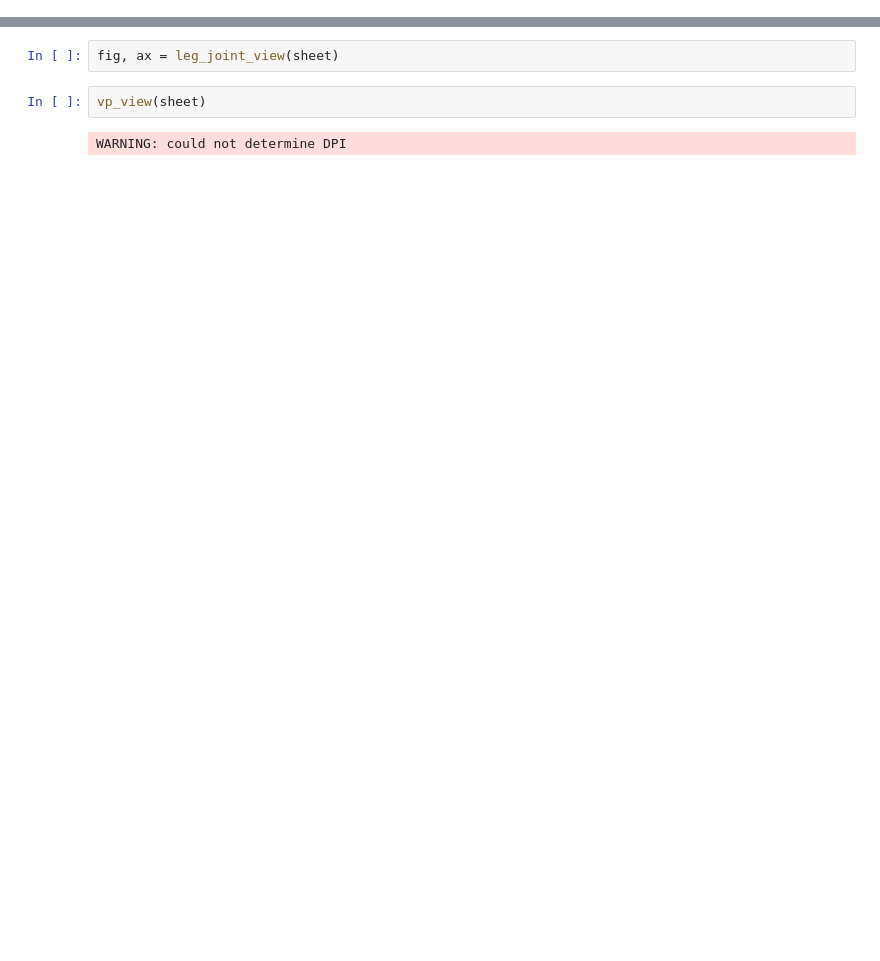
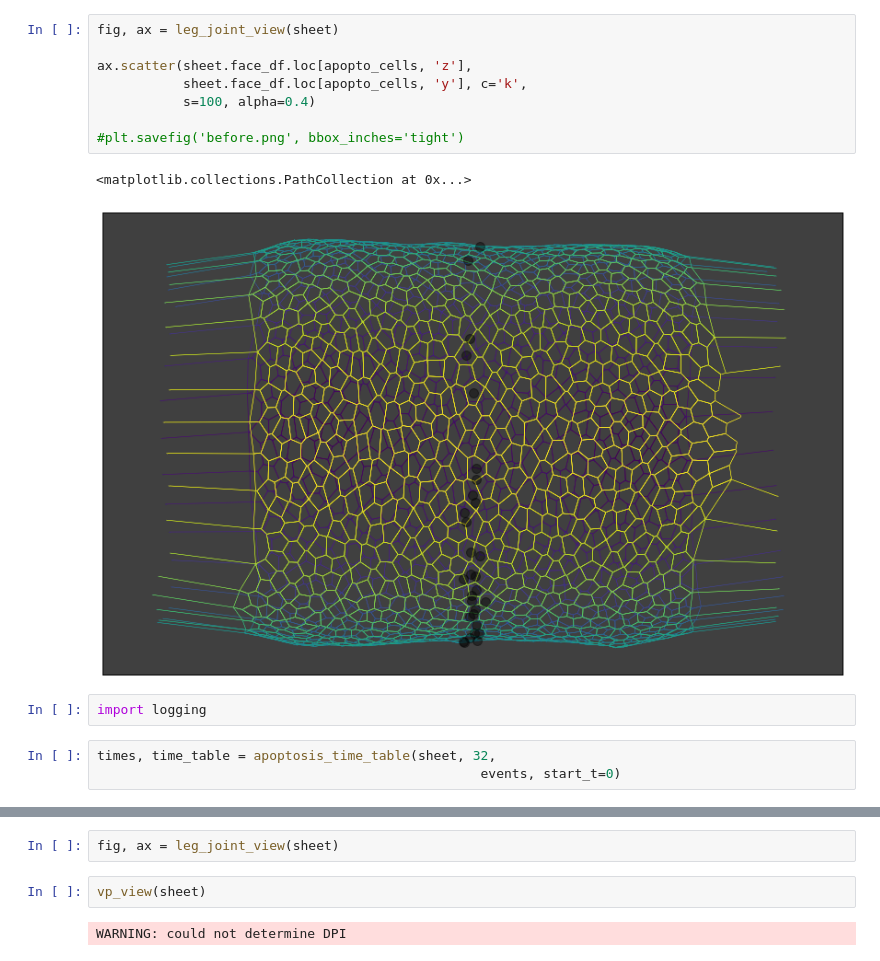
Before and after one commit to glyg/notebooks, a Jupyter notebook: tyssue/leg_joint/Fold formation - Sheet.ipynb, the cells around one changed output, grey strips where cells are left out. Drawn from its saved outputs; the diff is of its cells as text; blank space fills up the shorter version.

```diff
--- a/tyssue/leg_joint/Fold formation - Sheet.ipynb
+++ b/tyssue/leg_joint/Fold formation - Sheet.ipynb
@@ -149,0 +294,16 @@ number of apoptotic cells: 30
+# %%
+fig, ax = leg_joint_view(sheet)
+
+ax.scatter(sheet.face_df.loc[apopto_cells, 'z'],
+           sheet.face_df.loc[apopto_cells, 'y'], c='k',
+           s=100, alpha=0.4)
+
+#plt.savefig('before.png', bbox_inches='tight')
+# %% [output]
+<matplotlib.collections.PathCollection at 0x...>
+[figure, added]
+# %%
+import logging
+# %%
+times, time_table = apoptosis_time_table(sheet, 32,
+                                                 events, start_t=0)
```
Also changed, not shown: parts of 34 cells of this notebook, 16 other files.
